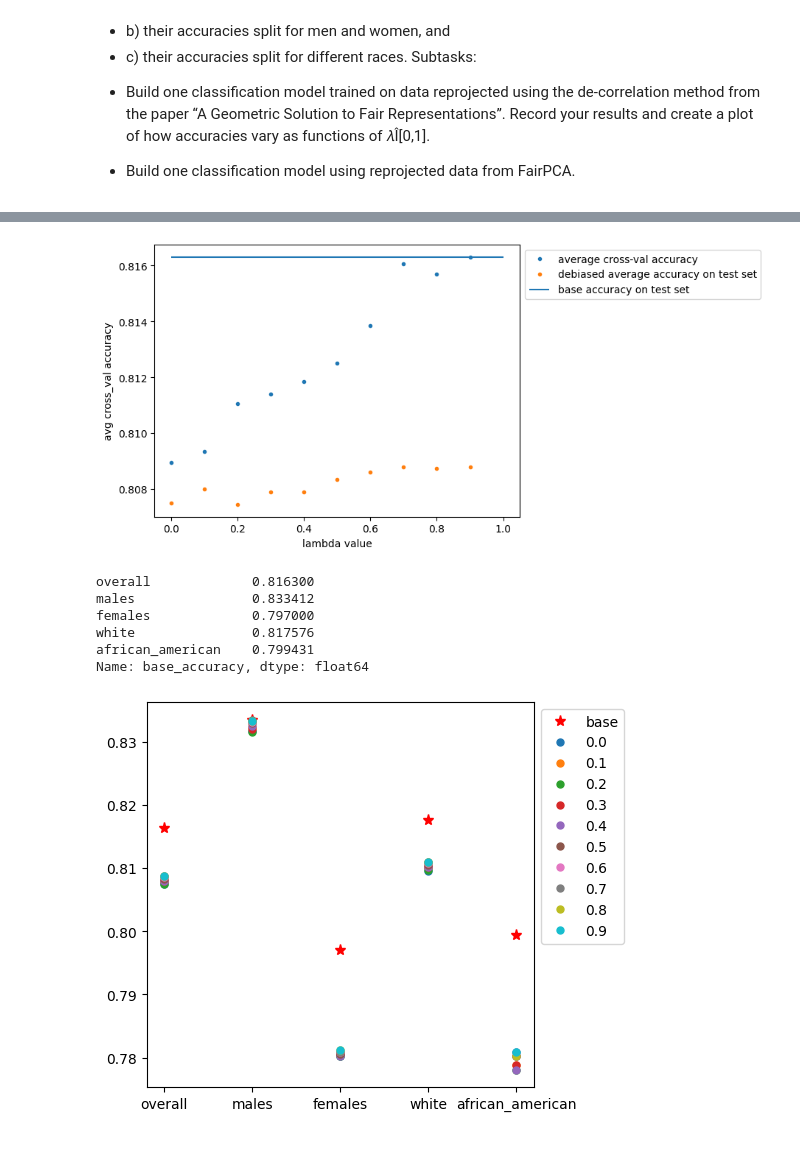
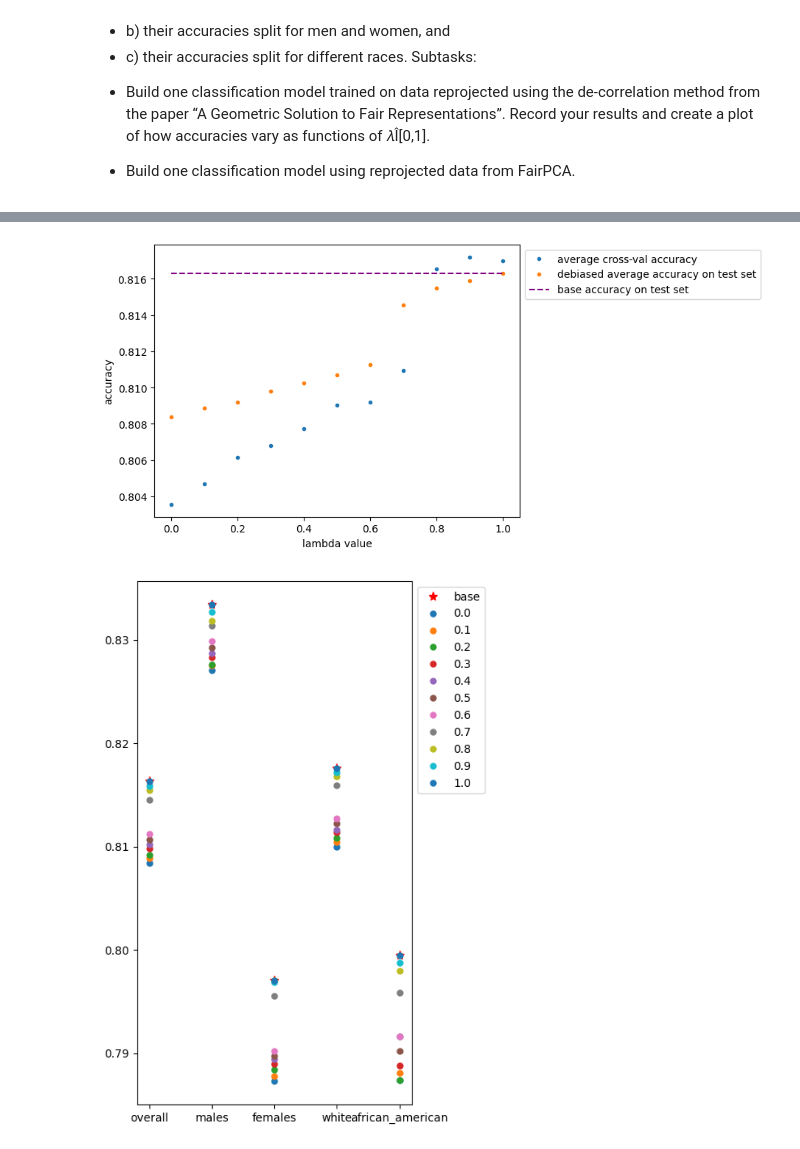
Before and after one commit to Xannadoo/Algorithmic_Fairness_Mandatories, a Jupyter notebook: Mandatory_2/afae24-assignment-02-sanna.ipynb, the cells around one changed output, grey strips where cells are left out. Saved outputs shown, nothing was run; the diff lists cells and outputs as text; code cells hidden in the pictures.

```diff
--- a/Mandatory_2/afae24-assignment-02-sanna.ipynb
+++ b/Mandatory_2/afae24-assignment-02-sanna.ipynb
@@ -138,7 +138,7 @@ X_test_np = X_test.iloc[:, :-2]
 
 ## Should we train on the non-protected features only? Then group differences must be due to the correllations
 # %%
-def cross_acc(X, n=10):
+def cross_acc(X, n=5):
     ''' Input:  X: training data
                 n: number of folds for cross validation
         Output: results: list of cross val scores
@@ -153,6 +153,25 @@ def cross_acc(X, n=10):
 
     ##cross-val
     return results,pipe
+
+def corr_mat(X):
+    X=np.array(X)
+    # Compute correlation matrix
+    n_features = X.shape[1]
+    alpha = 0.05 # Significance level
+    corrected_alpha = alpha / (n_features**2/2)
+
+    corr_ = np.zeros((n_features, n_features))
+    p_ = np.zeros((n_features, n_features))
+    for i in range(n_features):
+        for j in range(n_features):
+            corr_[i,j], p_[i,j] = pearsonr(X[:,i], X[:,j])
+            corr_ = np.nan_to_num(corr_, 0)
+            #Don't keep correlations where p_ > significance test
+            if p_[i,j] > corrected_alpha:
+                corr_[i,j] = 0
+
+    return corr_
 # %%
 results, pipe = cross_acc(X_train_np)
 
@@ -257,6 +296,6 @@ pd.DataFrame(results_de, columns=['results']).describe()
 # %%
-pipe_de.fit(X_train_np_debiased, np.array(y_train.astype('float')).ravel())
-y_hat = pipe_de.predict(X_test_np)
+pipe_de.fit(X_train, np.array(y_train.astype('float')).ravel())
+y_hat = pipe_de.predict(X_test)
 
 acc = list([accuracy_score(y_test, y_hat)])
 
@@ -286,6 +329,7 @@ ax.legend(['base', 'debiased']);
 # %%
+#This is even slower ~7 mins on my laptop
 res = []
-xx = np.arange(0,1, 0.1)
+xx = np.arange(0,1.1, 0.1)
 df3 = pd.DataFrame(columns= ['overall', 'males','females','white','african_american'])
 
 for i in xx:
@@ -293,8 +337,8 @@ for i in xx:
     r, p = cross_acc_debias(X_train, l=i)
     res.append(np.mean(r))
 
-    p.fit(X_train_np_debiased, np.array(y_train.astype('float')).ravel())
-    y_hat = p.predict(X_test_np)
+    p.fit(X_train, np.array(y_train.astype('float')).ravel())
+    y_hat = p.predict(X_test)
 
     acc = list([accuracy_score(y_test, y_hat)])
 
@@ -306,7 +350,7 @@ for i in xx:
                             index=[f'accuracy_{i:.1f}'])
 
     df3 = pd.concat([df3, df2])
-    print(f'{i} done')
+    print(f'{i:.1f} done')
 
 df3
 # %% [output]
@@ -338,31 +381,19 @@ Name: overall, dtype: float64
 plt.plot(xx,res, '.', label='average cross-val accuracy')
 plt.plot(xx, df3['overall'],'.', label='debiased average accuracy on test set')
 plt.xlabel('lambda value')
-plt.ylabel('avg cross_val accuracy')
-plt.hlines(y=df.loc['base_accuracy', 'overall'], xmin=0, xmax=1, label='base accuracy on test set')
+plt.ylabel('accuracy')
+plt.hlines(y=df.loc['base_accuracy', 'overall'], xmin=0, xmax=1, label='base accuracy on test set', linestyles='--', colors='purple')
 plt.legend(bbox_to_anchor=(1,1));
-
-## I really don't like this. There shouldn't be such a marked systematic change from the cross-val accuracy to the test set accuracy??
 # %% [output]
-[figure, old version]
+[figure, new version]
-# %%
-accs.base_accuracy
-# %% [output]
-overall             0.816300
-males               0.833412
-females             0.797000
-white               0.817576
-african_american    0.799431
-Name: base_accuracy, dtype: float64
 # %%
-locs = [i for i in df3.index if 'accuracy' in i]
+accs2 = df3.T
 
-accs2 = df3.loc[locs].T
-
-_, ax = plt.subplots(1,1, figsize=(5,5))
+_, ax = plt.subplots(1,1, figsize=(5,7))
 ax.plot(accs.base_accuracy, 'r*', ms=8)
 ax.plot(accs2, '.', ms=10)
 
-ax.legend(['base'] + list(xx.round(1)), bbox_to_anchor=(1,1));
+ax.legend(['base'] + list(xx.round(1)), bbox_to_anchor=(1,1))
+plt.tight_layout();
 # %% [output]
-[figure, old version]
+[figure, new version]
```
Also changed, not shown: parts of 13 cells of this notebook.
